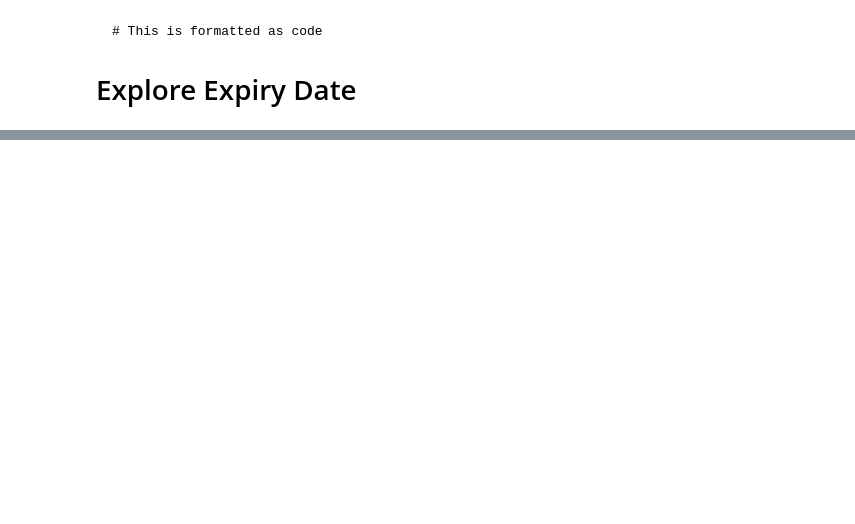
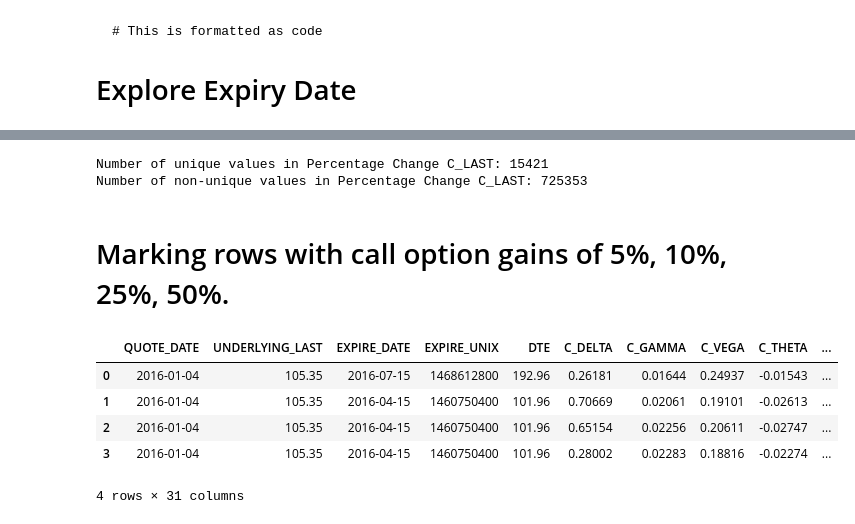
Before and after one commit to TeomanEgeSelcuk/Stock-Options, a Jupyter notebook: EDA.ipynb, the cells around one changed output, grey strips where cells are left out. Cells and saved outputs as stored; diff of their text form; code cells hidden in the pictures; blank space fills up the shorter version.

```diff
--- a/EDA.ipynb
+++ b/EDA.ipynb
@@ -636,0 +992,51 @@ plt.show()
+# %%
+# Assuming 'df' is your DataFrame with calculated columns
+
+# Calculate the number of unique values in the 'Percentage Change C_LAST' column
+unique_values = df['Percentage Change C_LAST'].nunique()
+
+# Calculate the number of non-unique values (total values minus unique values)
+total_values = len(df['Percentage Change C_LAST'])
+non_unique_values = total_values - unique_values
+
+# Display the number of unique and non-unique values
+print(f'Number of unique values in Percentage Change C_LAST: {unique_values}')
+print(f'Number of non-unique values in Percentage Change C_LAST: {non_unique_values}')
+# %% [output]
+Number of unique values in Percentage Change C_LAST: 15421
+Number of non-unique values in Percentage Change C_LAST: 725353
+# %% [markdown]
+# Marking rows with call option gains of 5%, 10%, 25%, 50%.
+# %%
+import pandas as pd
+
+# Assuming 'df' is your DataFrame with the 'Percentage Change C_LAST' column
+
+# Sort the DataFrame by 'Percentage Change C_LAST'
+sorted_df = df.sort_values(by='Percentage Change C_LAST', ascending=True)
+
+# Calculate the quantiles
+quantiles = sorted_df['Percentage Change C_LAST'].quantile([0.05, 0.10, 0.25, 0.50])
+
+# Add new columns to mark percentiles as 0 or 1
+df['Percentile_5'] = (df['Percentage Change C_LAST'] <= quantiles[0.05]).astype(int)
+df['Percentile_10'] = ((df['Percentage Change C_LAST'] > quantiles[0.05]) & (df['Percentage Change C_LAST'] <= quantiles[0.10])).astype(int)
+df['Percentile_25'] = ((df['Percentage Change C_LAST'] > quantiles[0.10]) & (df['Percentage Change C_LAST'] <= quantiles[0.25])).astype(int)
+df['Percentile_50'] = ((df['Percentage Change C_LAST'] > quantiles[0.25]) & (df['Percentage Change C_LAST'] <= quantiles[0.50])).astype(int)
+
+# The new columns will contain 0 or 1 based on the respective percentiles
+
+# You can now use these columns to filter or analyze data based on percentiles.
+
+# Save the updated DataFrame as a new CSV file
+#merged_output_path = '/content/drive/My Drive/Call Options Alert System/Options_data_calculated.csv'
+#df.to_csv(merged_output_path, index=False)
+# %%
+df.head(4)
+# %% [output]
+|  | QUOTE_DATE | UNDERLYING_LAST | EXPIRE_DATE | EXPIRE_UNIX | DTE | C_DELTA | C_GAMMA | C_VEGA | C_THETA | ... |
+| 0 | 2016-01-04 | 105.35 | 2016-07-15 | 1468612800 | 192.96 | 0.26181 | 0.01644 | 0.24937 | -0.01543 | ... |
+| 1 | 2016-01-04 | 105.35 | 2016-04-15 | 1460750400 | 101.96 | 0.70669 | 0.02061 | 0.19101 | -0.02613 | ... |
+| 2 | 2016-01-04 | 105.35 | 2016-04-15 | 1460750400 | 101.96 | 0.65154 | 0.02256 | 0.20611 | -0.02747 | ... |
+| 3 | 2016-01-04 | 105.35 | 2016-04-15 | 1460750400 | 101.96 | 0.28002 | 0.02283 | 0.18816 | -0.02274 | ... |
+4 rows × 31 columns
```
Also changed, not shown: parts of 14 cells of this notebook.
